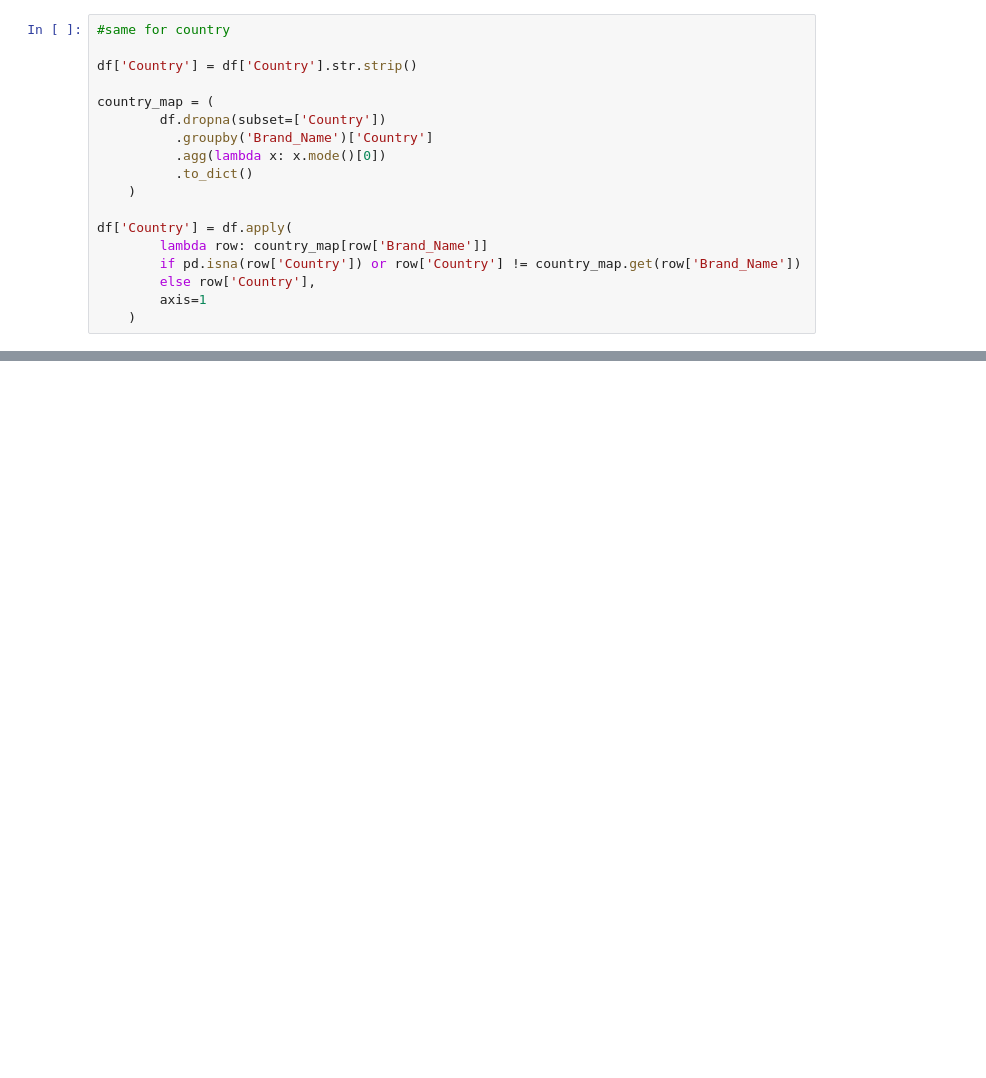
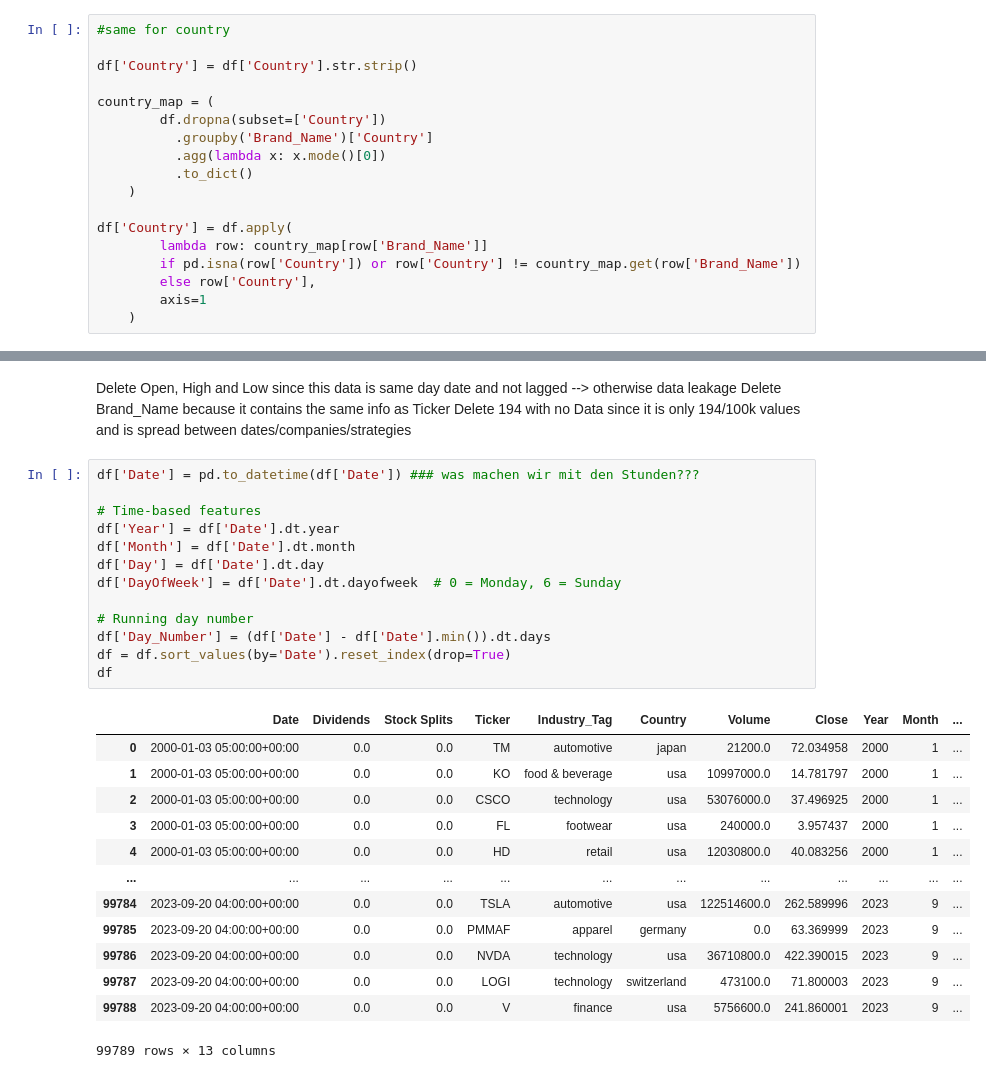
Before and after one commit to timmvdm/Intro_ML_NOVA, a Jupyter notebook: Project_template.ipynb, the cells around one changed output, grey strips where cells are left out. Drawn from its saved outputs; the diff is of its cells as text; blank space fills up the shorter version.

```diff
--- a/Project_template.ipynb
+++ b/Project_template.ipynb
@@ -341,0 +344,31 @@ dtype: int64
+# %% [markdown]
+Delete Open, High and Low since this data is same day date and not lagged --> otherwise data leakage
+Delete Brand_Name because it contains the same info as Ticker
+Delete 194 with no Data since it is only 194/100k values and is spread between dates/companies/strategies
+# %%
+df['Date'] = pd.to_datetime(df['Date']) ### was machen wir mit den Stunden???
+
+# Time-based features
+df['Year'] = df['Date'].dt.year
+df['Month'] = df['Date'].dt.month
+df['Day'] = df['Date'].dt.day
+df['DayOfWeek'] = df['Date'].dt.dayofweek  # 0 = Monday, 6 = Sunday
+
+# Running day number
+df['Day_Number'] = (df['Date'] - df['Date'].min()).dt.days
+df = df.sort_values(by='Date').reset_index(drop=True)
+df
+# %% [output]
+|  | Date | Dividends | Stock Splits | Ticker | Industry_Tag | Country | Volume | Close | Year | Month | ... |
+| 0 | 2000-01-03 05:00:00+00:00 | 0.0 | 0.0 | TM | automotive | japan | 21200.0 | 72.034958 | 2000 | 1 | ... |
+| 1 | 2000-01-03 05:00:00+00:00 | 0.0 | 0.0 | KO | food & beverage | usa | 10997000.0 | 14.781797 | 2000 | 1 | ... |
+| 2 | 2000-01-03 05:00:00+00:00 | 0.0 | 0.0 | CSCO | technology | usa | 53076000.0 | 37.496925 | 2000 | 1 | ... |
+| 3 | 2000-01-03 05:00:00+00:00 | 0.0 | 0.0 | FL | footwear | usa | 240000.0 | 3.957437 | 2000 | 1 | ... |
+| 4 | 2000-01-03 05:00:00+00:00 | 0.0 | 0.0 | HD | retail | usa | 12030800.0 | 40.083256 | 2000 | 1 | ... |
+| ... | ... | ... | ... | ... | ... | ... | ... | ... | ... | ... | ... |
+| 99784 | 2023-09-20 04:00:00+00:00 | 0.0 | 0.0 | TSLA | automotive | usa | 122514600.0 | 262.589996 | 2023 | 9 | ... |
+| 99785 | 2023-09-20 04:00:00+00:00 | 0.0 | 0.0 | PMMAF | apparel | germany | 0.0 | 63.369999 | 2023 | 9 | ... |
+| 99786 | 2023-09-20 04:00:00+00:00 | 0.0 | 0.0 | NVDA | technology | usa | 36710800.0 | 422.390015 | 2023 | 9 | ... |
+| 99787 | 2023-09-20 04:00:00+00:00 | 0.0 | 0.0 | LOGI | technology | switzerland | 473100.0 | 71.800003 | 2023 | 9 | ... |
+| 99788 | 2023-09-20 04:00:00+00:00 | 0.0 | 0.0 | V | finance | usa | 5756600.0 | 241.860001 | 2023 | 9 | ... |
+99789 rows × 13 columns
```
Also changed, not shown: parts of 9 cells of this notebook.
